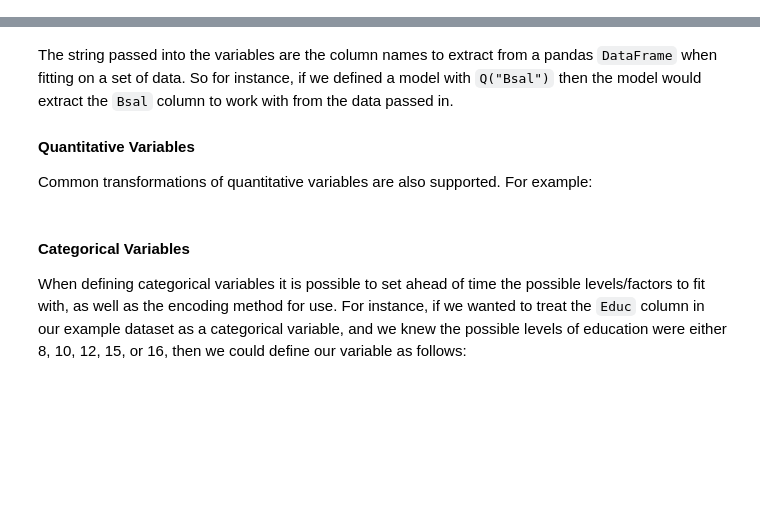
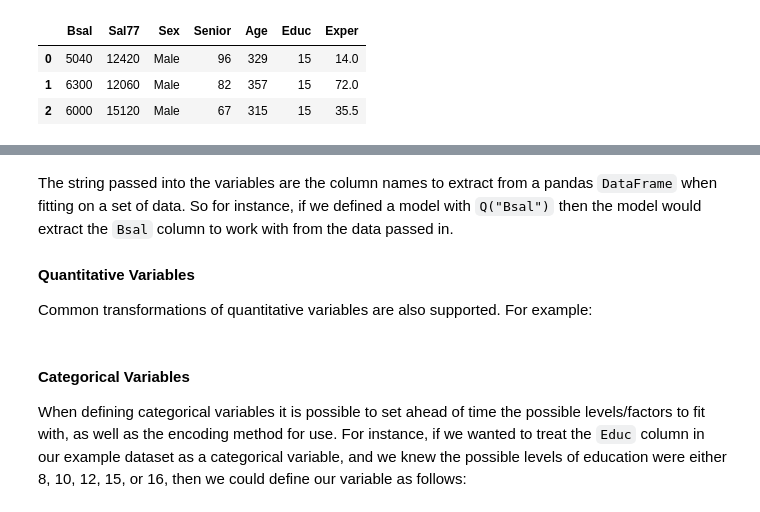
Before and after one commit to ajboyd2/salmon, a Jupyter notebook: SALMON Documentation.ipynb, the cells around one changed output, grey strips where cells are left out. Saved outputs shown, nothing was run; the diff lists cells and outputs as text; code cells hidden in the pictures; blank space fills up the shorter version.

```diff
--- a/SALMON Documentation.ipynb
+++ b/SALMON Documentation.ipynb
@@ -1,6 +7,11 @@
 # %%
 import pandas as pd
 from salmon import *
 %matplotlib inline
-data = pd.read_csv("./data/harris.csv")
-data = data[data['Educ'] != 10].reset_index(drop=True) # Remove single outlier
+data = pd.read_csv("https://raw.githubusercontent.com/ajboyd2/salmon/master/harris.csv?token=ALLqgTETWQA0oazyRLEKrqqv5a7H9aO5ks5ZQNpNwA%3D%3D")
+data.head(3)
+# %% [output]
+|  | Bsal | Sal77 | Sex | Senior | Age | Educ | Exper |
+| 0 | 5040 | 12420 | Male | 96 | 329 | 15 | 14.0 |
+| 1 | 6300 | 12060 | Male | 82 | 357 | 15 | 72.0 |
+| 2 | 6000 | 15120 | Male | 67 | 315 | 15 | 35.5 |
```
Also changed, not shown: parts of 70 cells of this notebook.
